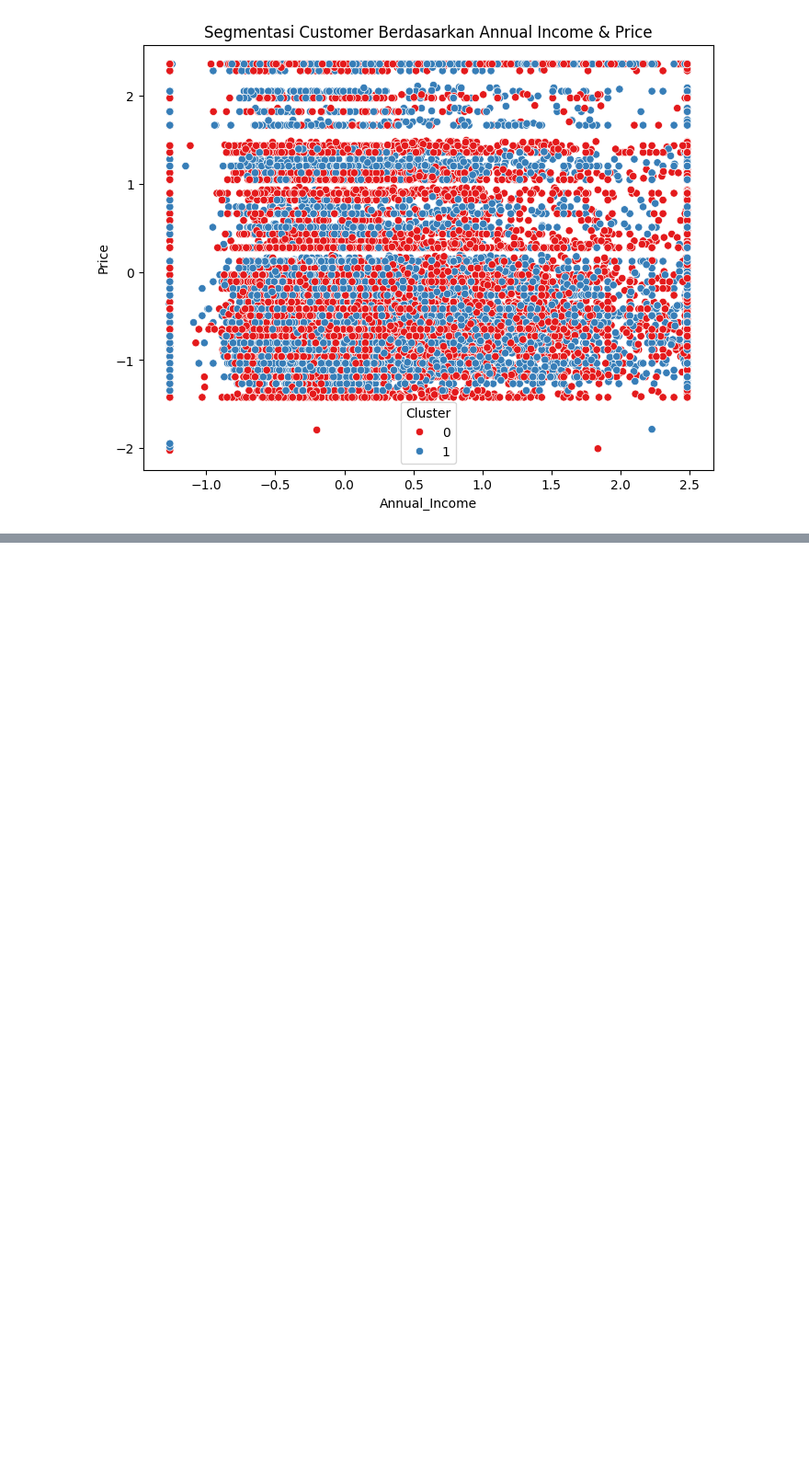
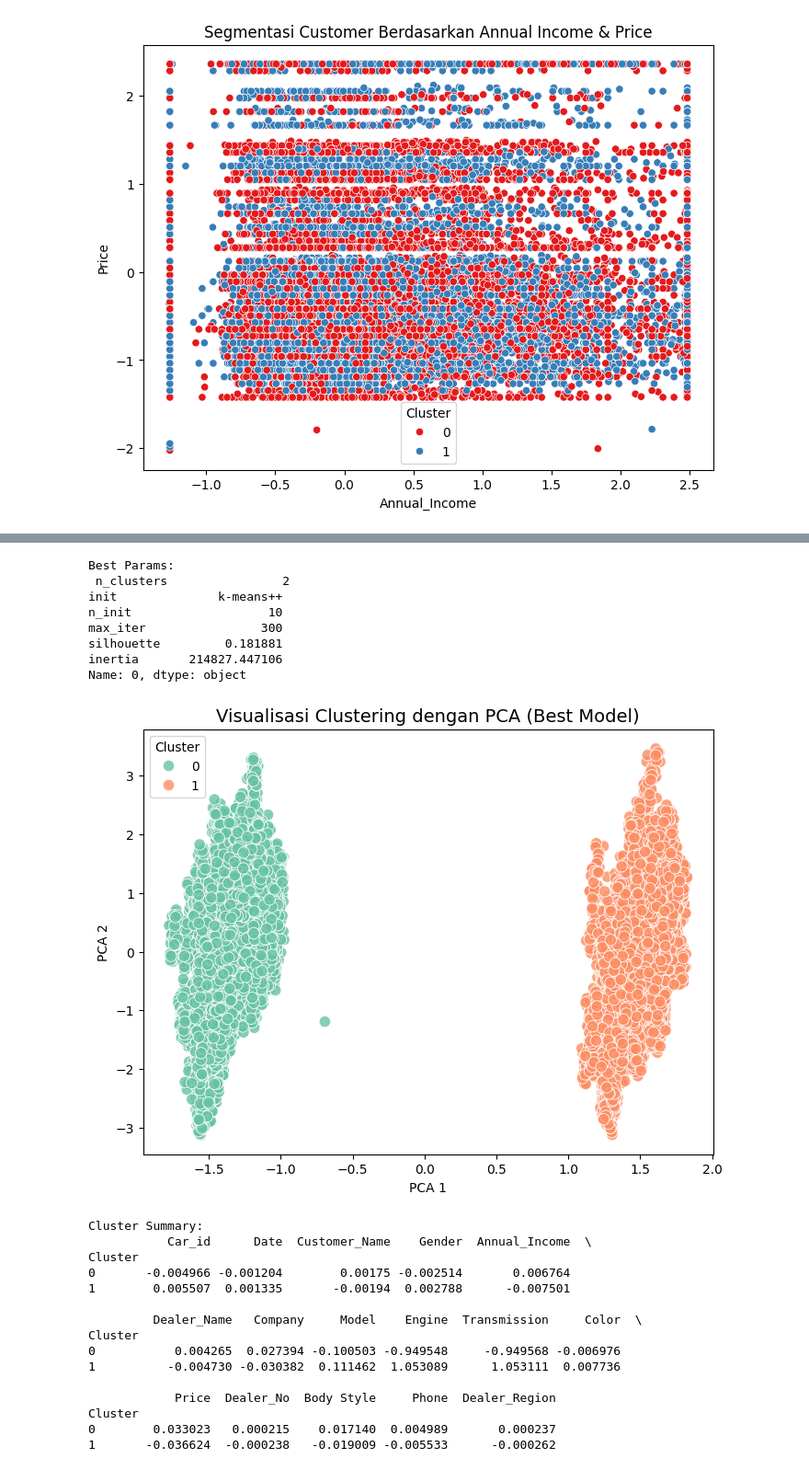
Before and after one commit to rodhipranoto/Final-Project-Data-Science---KelasWork, a Jupyter notebook: Case_Study_03_Machine_Learning.ipynb, the cells around one changed output, grey strips where cells are left out. Shown at 92% size. Drawn from its saved outputs; the diff is of its cells as text; code cells hidden in the pictures; blank space fills up the shorter version.

```diff
--- a/Case_Study_03_Machine_Learning.ipynb
+++ b/Case_Study_03_Machine_Learning.ipynb
@@ -418,8 +607,9 @@ Feature engineering selesai! Data siap untuk model machine learning.
 # %%
-from sklearn.preprocessing import StandardScaler
+#Feature Scaling
+# from sklearn.preprocessing import StandardScaler
 
-scaler = StandardScaler()
-df[['Annual_Income','Price']] = scaler.fit_transform(df[['Annual_Income','Price']])
+# scaler = StandardScaler()
+# df[['Annual_Income','Price']] = scaler.fit_transform(df[['Annual_Income','Price']])
 # %% [markdown]
 ##Elbow Method & Silhouette Score
 # %%
@@ -729,0 +787,67 @@ plt.show()
+# %%
+import matplotlib.pyplot as plt
+import seaborn as sns
+from sklearn.decomposition import PCA
+
+# --- 1. Cari parameter terbaik berdasarkan silhouette ---
+best_params = results_df.sort_values("silhouette", ascending=False).iloc[0]
+print("Best Params:\n", best_params)
+
+# --- 2. Fit ulang KMeans pakai parameter terbaik ---
+kmeans_best = KMeans(
+    n_clusters=int(best_params["n_clusters"]),
+    init=best_params["init"],
+    n_init=int(best_params["n_init"]),
+    max_iter=int(best_params["max_iter"]),
+    random_state=42
+)
+labels_best = kmeans_best.fit_predict(data_scaled)
+
+# --- 3. Tambahin label cluster ke dataframe asli ---
+df_clustered = df.copy()
+df_clustered["Cluster"] = labels_best
+
+# --- 4. Visualisasi PCA (biar bisa dilihat dalam 2D) ---
+pca = PCA(n_components=2)
+data_pca = pca.fit_transform(data_scaled)
+
+plt.figure(figsize=(8,6))
+sns.scatterplot(
+    x=data_pca[:,0], y=data_pca[:,1],
+    hue=labels_best, palette="Set2", s=80, alpha=0.8
+)
+plt.title("Visualisasi Clustering dengan PCA (Best Model)", fontsize=14)
+plt.xlabel("PCA 1")
+plt.ylabel("PCA 2")
+plt.legend(title="Cluster")
+plt.show()
+
+# --- 5. Cek rata-rata per cluster (untuk interpretasi) ---
+cluster_summary = df_clustered.groupby("Cluster").mean()
+print("\nCluster Summary:")
+print(cluster_summary)
+# %% [output]
+Best Params:
+ n_clusters                2
+init              k-means++
+n_init                   10
+max_iter                300
+silhouette         0.181881
+inertia       214827.447106
+Name: 0, dtype: object
+[figure, added]
+Cluster Summary:
+           Car_id      Date  Customer_Name    Gender  Annual_Income  \
+Cluster
+0       -0.004966 -0.001204        0.00175 -0.002514       0.006764
+1        0.005507  0.001335       -0.00194  0.002788      -0.007501
+
+         Dealer_Name   Company     Model    Engine  Transmission     Color  \
+Cluster
+0           0.004265  0.027394 -0.100503 -0.949548     -0.949568 -0.006976
+1          -0.004730 -0.030382  0.111462  1.053089      1.053111  0.007736
+
+            Price  Dealer_No  Body Style     Phone  Dealer_Region
+Cluster
+0        0.033023   0.000215    0.017140  0.004989       0.000237
+1       -0.036624  -0.000238   -0.019009 -0.005533      -0.000262
```
Also changed, not shown: parts of 46 cells of this notebook.
